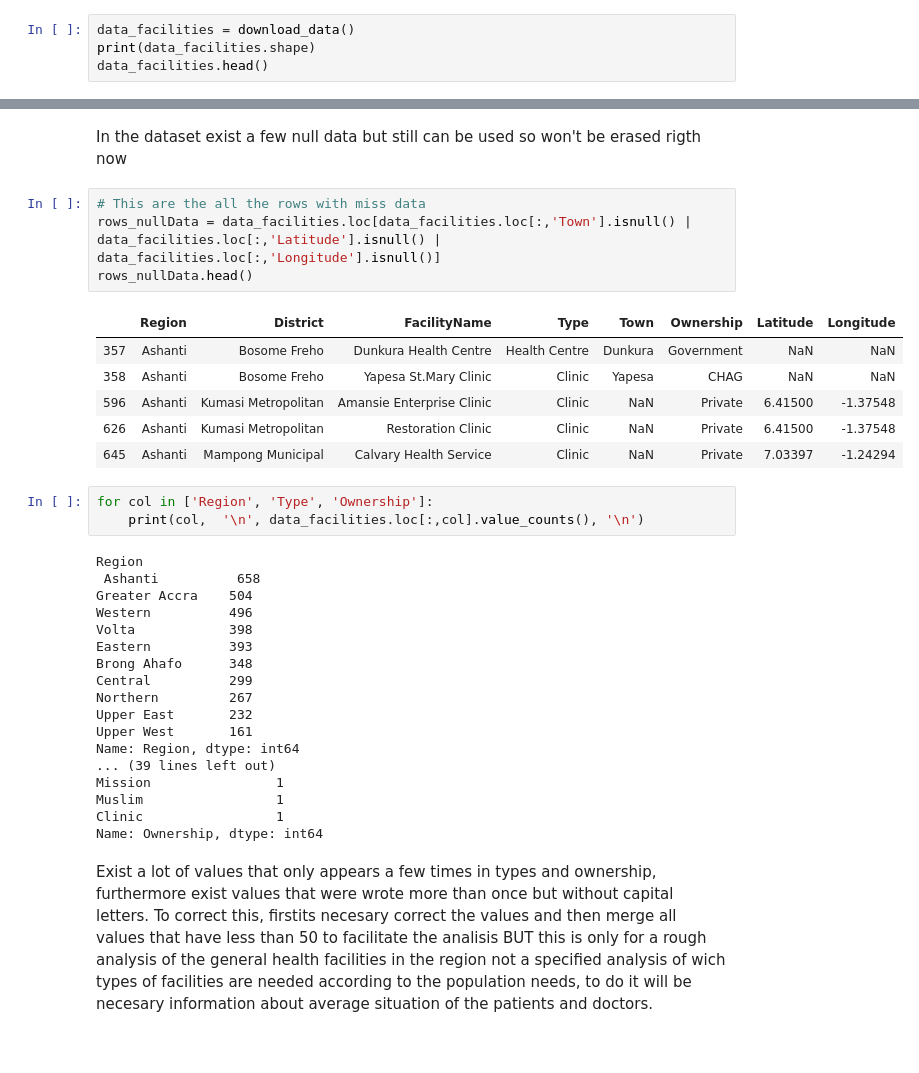
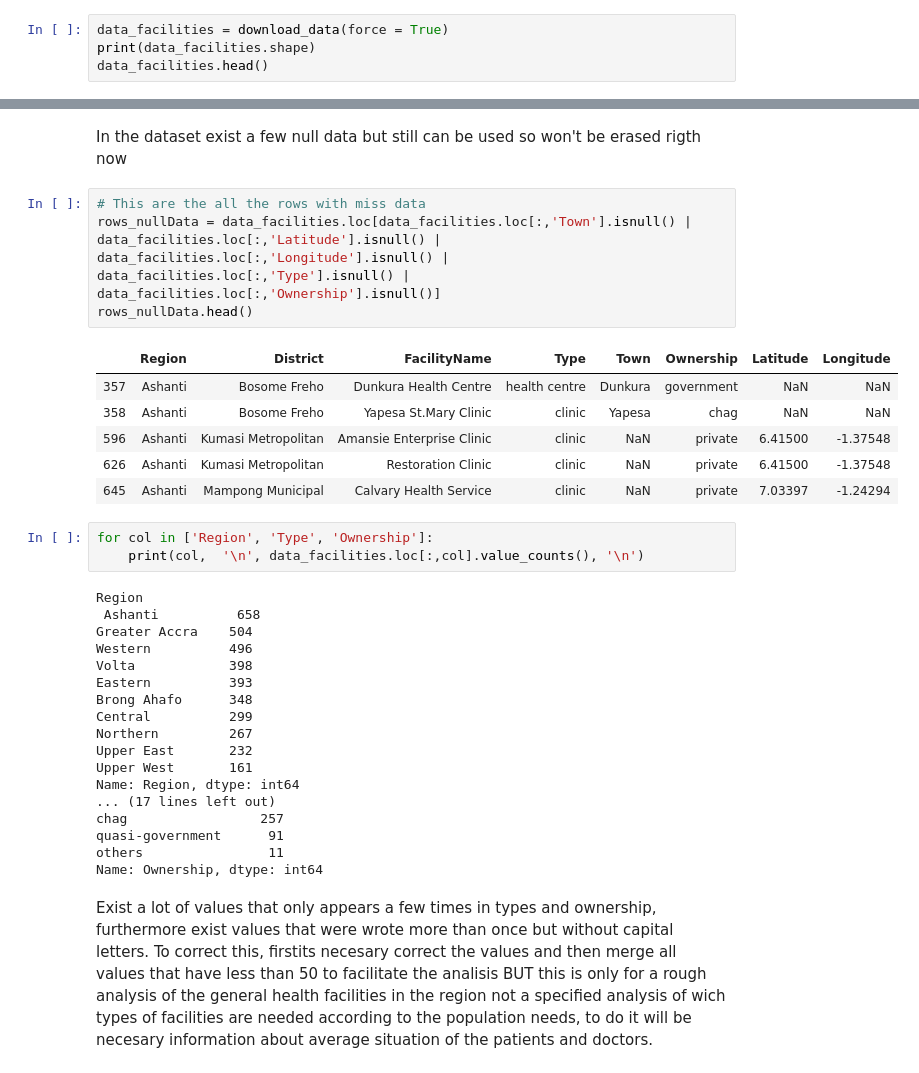
Before and after one commit to AndresRubianoM/Ghana_HealthFacilities, a Jupyter notebook: HealthFacilities.ipynb, the cells around one changed output, grey strips where cells are left out. Cells and saved outputs as stored; diff of their text form.

```diff
--- a/HealthFacilities.ipynb
+++ b/HealthFacilities.ipynb
@@ -28,7 +27,7 @@ def download_data(url = URL, filename = 'FacilitiesHealth.csv', force = False):
     data = pd.read_csv('FacilitiesHealth.csv')
     return data
 # %%
-data_facilities = download_data()
+data_facilities = download_data(force = True)
 print(data_facilities.shape)
 data_facilities.head()
 # %% [output]
@@ -56,15 +55,15 @@ Longitude 24
 In the dataset exist a few null data but still can be used so won't be erased rigth now
 # %%
 # This are the all the rows with miss data
-rows_nullData = data_facilities.loc[data_facilities.loc[:,'Town'].isnull() | data_facilities.loc[:,'Latitude'].isnull() | data_facilities.loc[:,'Longitude'].isnull()]
+rows_nullData = data_facilities.loc[data_facilities.loc[:,'Town'].isnull() | data_facilities.loc[:,'Latitude'].isnull() | data_facilities.loc[:,'Longitude'].isnull() | data_facilities.loc[:,'Type'].isnull() | data_facilities.loc[:,'Ownership'].isnull()]
 rows_nullData.head()
 # %% [output]
 |  | Region | District | FacilityName | Type | Town | Ownership | Latitude | Longitude |
-| 357 | Ashanti | Bosome Freho | Dunkura Health Centre | Health Centre | Dunkura | Government | NaN | NaN |
-| 358 | Ashanti | Bosome Freho | Yapesa St.Mary Clinic | Clinic | Yapesa | CHAG | NaN | NaN |
-| 596 | Ashanti | Kumasi Metropolitan | Amansie Enterprise Clinic | Clinic | NaN | Private | 6.41500 | -1.37548 |
-| 626 | Ashanti | Kumasi Metropolitan | Restoration Clinic | Clinic | NaN | Private | 6.41500 | -1.37548 |
-| 645 | Ashanti | Mampong Municipal | Calvary Health Service | Clinic | NaN | Private | 7.03397 | -1.24294 |
+| 357 | Ashanti | Bosome Freho | Dunkura Health Centre | health centre | Dunkura | government | NaN | NaN |
+| 358 | Ashanti | Bosome Freho | Yapesa St.Mary Clinic | clinic | Yapesa | chag | NaN | NaN |
+| 596 | Ashanti | Kumasi Metropolitan | Amansie Enterprise Clinic | clinic | NaN | private | 6.41500 | -1.37548 |
+| 626 | Ashanti | Kumasi Metropolitan | Restoration Clinic | clinic | NaN | private | 6.41500 | -1.37548 |
+| 645 | Ashanti | Mampong Municipal | Calvary Health Service | clinic | NaN | private | 7.03397 | -1.24294 |
 # %%
 for col in ['Region', 'Type', 'Ownership']:
     print(col,  '\n', data_facilities.loc[:,col].value_counts(), '\n')
@@ -81,10 +80,10 @@ Northern         267
 Upper East       232
 Upper West       161
 Name: Region, dtype: int64
-... (39 lines left out)
-Mission                1
-Muslim                 1
-Clinic                 1
+... (17 lines left out)
+chag                 257
+quasi-government      91
+others                11
 Name: Ownership, dtype: int64
 # %% [markdown]
 Exist a lot of values that only appears a few times in types and ownership, furthermore exist values that were wrote more than once but without capital letters. To correct this, firstits necesary correct the values and then merge all values that have less than 50 to facilitate the analisis BUT this is only for a rough analysis of the general health facilities in the region not a specified analysis of wich types of facilities are needed according to the population needs, to do it will be necesary information about average situation of the patients and doctors.
```
Also changed, not shown: parts of 19 cells of this notebook.
